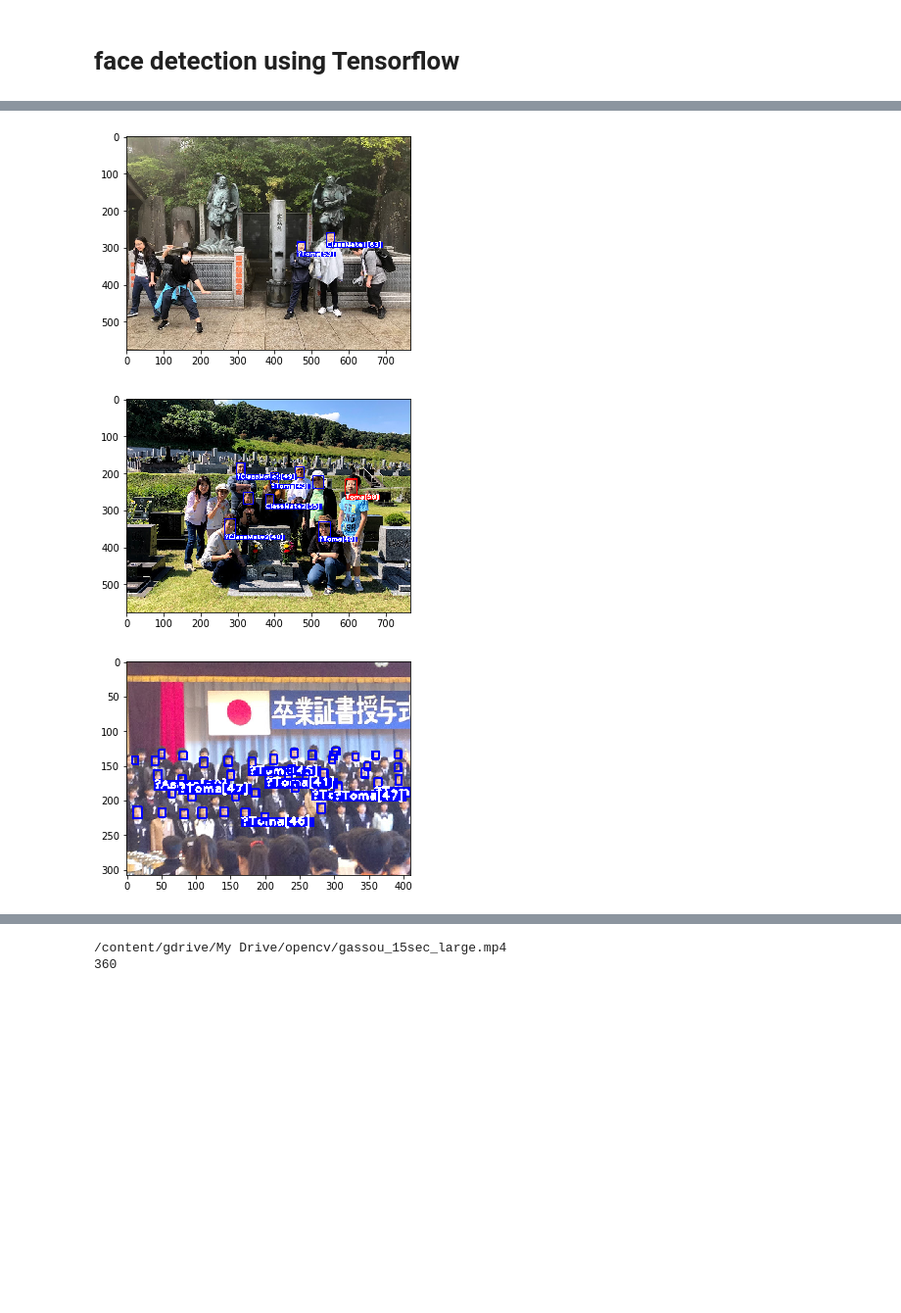
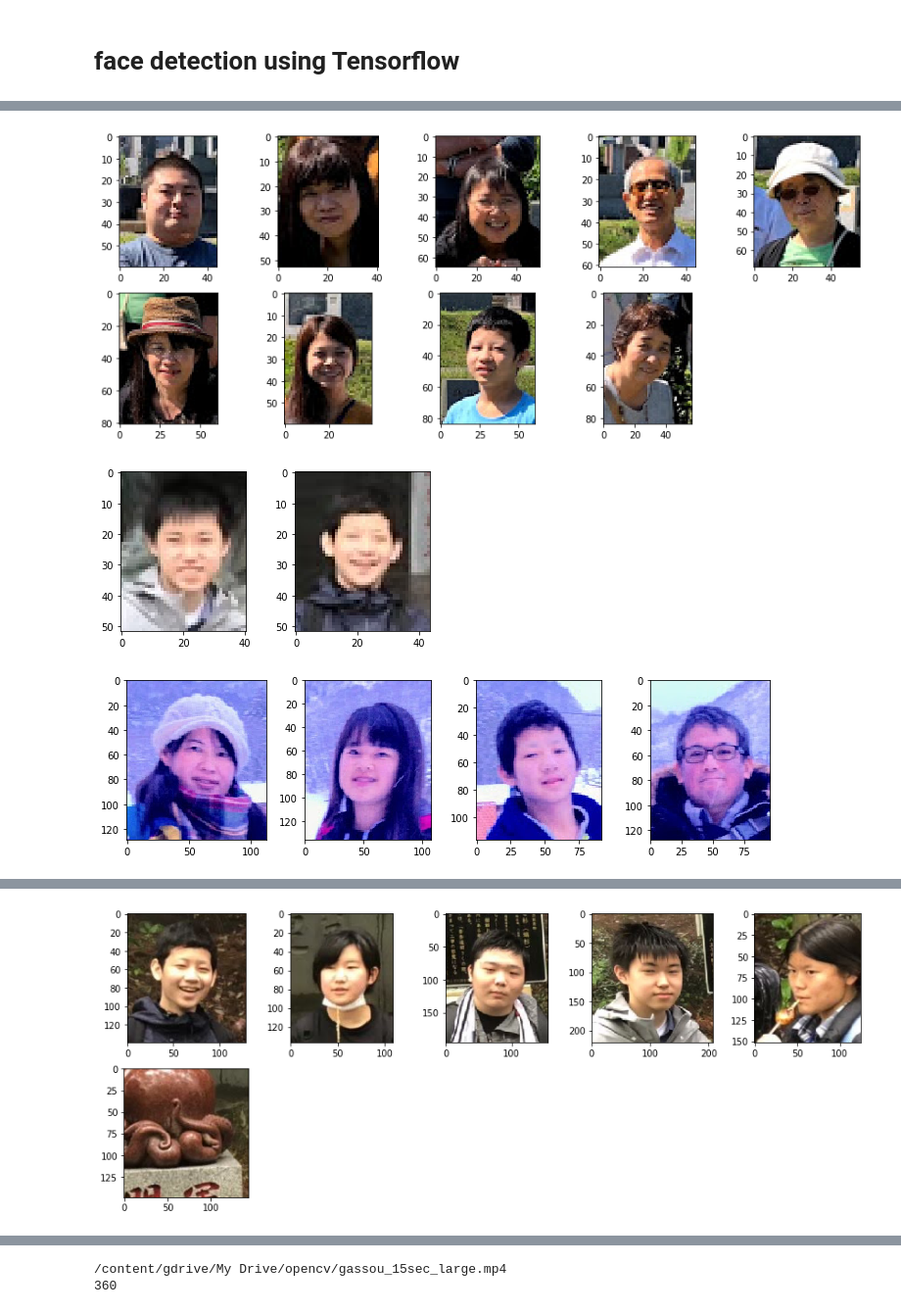
Before and after one commit to xiaomuc/opencv, a Jupyter notebook: face_tensor.ipynb, the cells around one changed output, grey strips where cells are left out. Shown at 98% size. Saved outputs shown, nothing was run; the diff lists cells and outputs as text; code cells hidden in the pictures; blank space fills up the shorter version.

Commit message:
trim face

```diff
--- a/face_tensor.ipynb
+++ b/face_tensor.ipynb
@@ -244,64 +256,65 @@ def detect(image,detection_graph,sess):
     im_height,im_width = image.shape[:2]
 
     face_locations = boxes_to_face_locations(boxes,scores,im_height,im_width)
     #face_names=recognize(image,face_locations)
     #image=resize_showimage(image,face_locations,face_names)
     return face_locations
 
 
 def detect_face_tf(image):
     detection_graph=get_detection_graph()
     with detection_graph.as_default():
         config = tf.ConfigProto()
         config.gpu_options.allow_growth = True
         with tf.Session(graph=detection_graph, config=config) as sess:
-            #image_np = cv2.cvtColor(image, cv2.COLOR_BGR2RGB)
-
-            #image_np_expanded = np.expand_dims(image_np,axis=0)
-            #image_tensor = detection_graph.get_tensor_by_name('image_tensor:0')
-
-            #boxes = detection_graph.get_tensor_by_name('detection_boxes:0')
-            #scores = detection_graph.get_tensor_by_name('detection_scores:0')
-            #classes = detection_graph.get_tensor_by_name('detection_classes:0')
-            #num_detections = detection_graph.get_tensor_by_name('num_detections:0')
-            #start_time = time.time()
-            #(boxes, scores, classes, num_detections) = sess.run(
-            #    [boxes,scores,classes,num_detections],
-            #    feed_dict={image_tensor: image_np_expanded}
-            #)
-            #elapsed_time = time.time() - start_time
-            #print('inteference time cost: {}'.format(elapsed_time))
-            #boxes=np.squeeze(boxes)
-            #scores=np.squeeze(scores)
-            #classes=np.squeeze(classes)
-            #im_height,im_width = image.shape[:2]
-
-            #face_locations = boxes_to_face_locations(boxes,scores,im_height,im_width)
             face_locations = detect(image,detection_graph,sess)
             face_names,face_scores=recognize(image,face_locations,threshold=0.45)
+            face_images=get_face_images(image,face_locations,face_names,face_scores)
             image=resize_showimage(image,face_locations,face_names,face_scores)
-            return image
+            return image,face_images
 
 #file_name="./test-data/img_report.jpg"
 file_name="./test-data/IMG_5710.JPG" # k family
 #file_name="./test-data/12.jpg" # N family
 #file_name=os.path.join(DRIVE_ROOT,"test-data/IMG_4523.JPG") # family
 test_dir=os.path.join(DRIVE_ROOT,"test-data")
 file_names=os.listdir(test_dir)
 for file_name in file_names:
     image = cv2.imread(os.path.join(test_dir,file_name))
-    image=detect_face_tf(image)
-    if not IN_COLAB:
-      cv2.imshow("test",image)
-      k=cv2.waitKey(0) & 0xFF
-      if k==27:
-        break;
+    image,face_images=detect_face_tf(image)
+    # if not IN_COLAB:
+    #  cv2.imshow("test",image)
+    #  k=cv2.waitKey(0) & 0xFF
+    #  if k==27:
+    #    break;
 
-    image = cv2.cvtColor(image,cv2.COLOR_BGR2RGB)
-    plt.imshow(image)
+    #image = cv2.cvtColor(image,cv2.COLOR_BGR2RGB)
+    #plt.imshow(image)
+    #plt.show()
+    n=len(face_images)
+    cols=5
+    if n<=cols:
+        cols=n
+        rows=1
+    else:
+        cols=5
+        rows=int(1+n/3)
+    fig=plt.figure(figsize=(cols*3,rows*3))
+    r=1
+    c=1
+    i=1
+    for image in face_images:
+        img = cv2.cvtColor(image,cv2.COLOR_BGR2RGB)
+        ax = fig.add_subplot(rows,cols,i)
+        ax.imshow(img)
+        c+=1
+        if c> cols:
+            c=0
+            r+=1
+        i+=1
     plt.show()
 cv2.destroyAllWindows()
 # %% [output]
-[figure, old version]
+[figure, new version]
-[figure, old version]
+[figure, new version]
-[figure, old version]
+[figure, new version]
@@ -309,0 +323 @@ cv2.destroyAllWindows()
+[figure, added]
```
Also changed, not shown: parts of 4 cells of this notebook, 2 other files.
